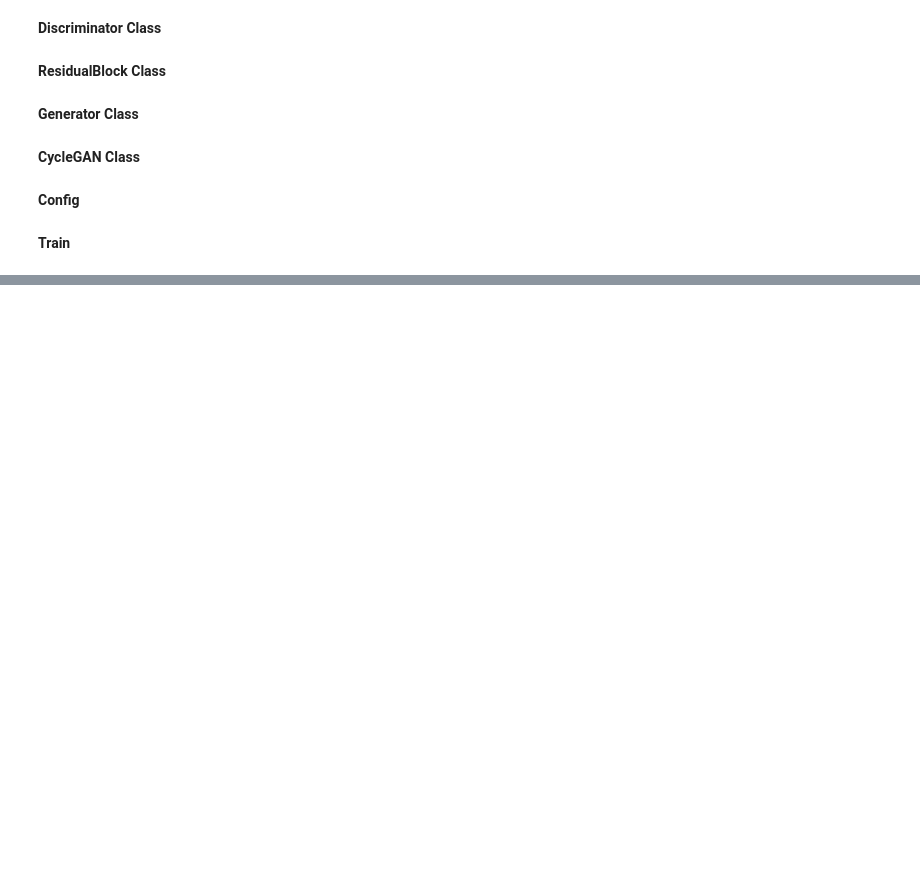
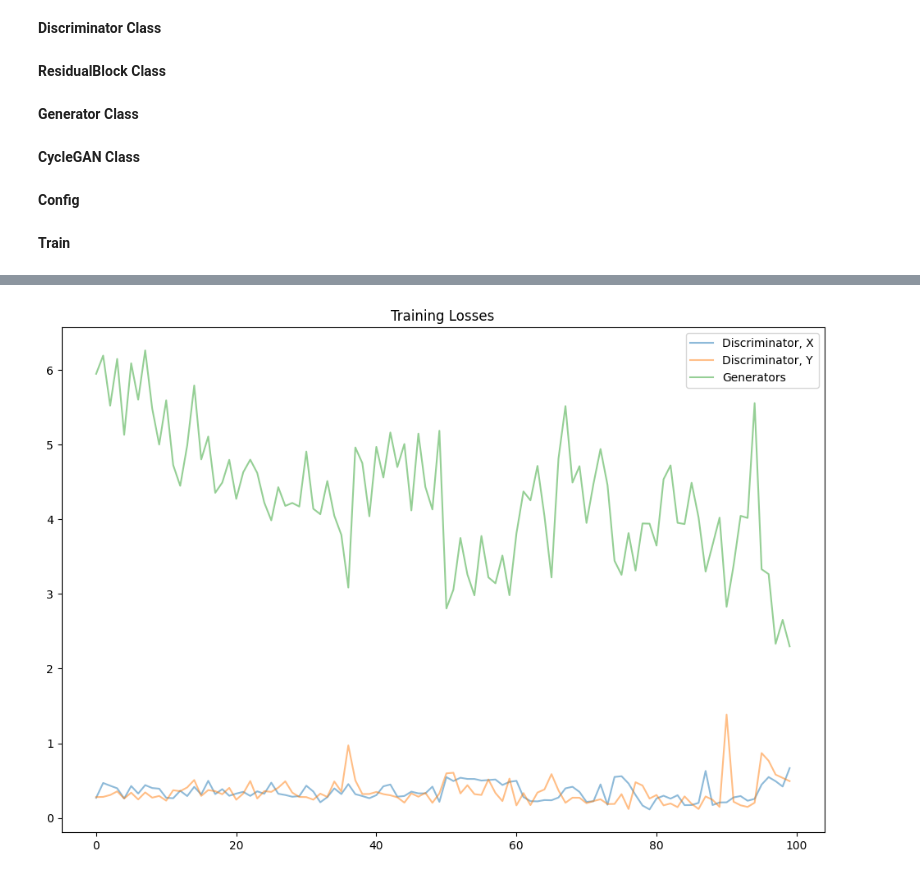
Before and after one commit to routingg/open_source, a Jupyter notebook: selfie2anime.ipynb, the cells around one changed output, grey strips where cells are left out. Cells and saved outputs as stored; diff of their text form; code cells hidden in the pictures; blank space fills up the shorter version.

```diff
--- a/selfie2anime.ipynb
+++ b/selfie2anime.ipynb
@@ -320,0 +337,12 @@ FileNotFoundError: ignored
+# %%
+# Plot
+fig, ax = plt.subplots(figsize=(12,8))
+losses = np.array(losses)
+plt.plot(losses.T[0], label='Discriminator, X', alpha=0.5)
+plt.plot(losses.T[1], label='Discriminator, Y', alpha=0.5)
+plt.plot(losses.T[2], label='Generators', alpha=0.5)
+plt.title("Training Losses")
+plt.legend()
+plt.show()
+# %% [output]
+[figure, added]
```
Also changed, not shown: parts of 5 cells of this notebook.
